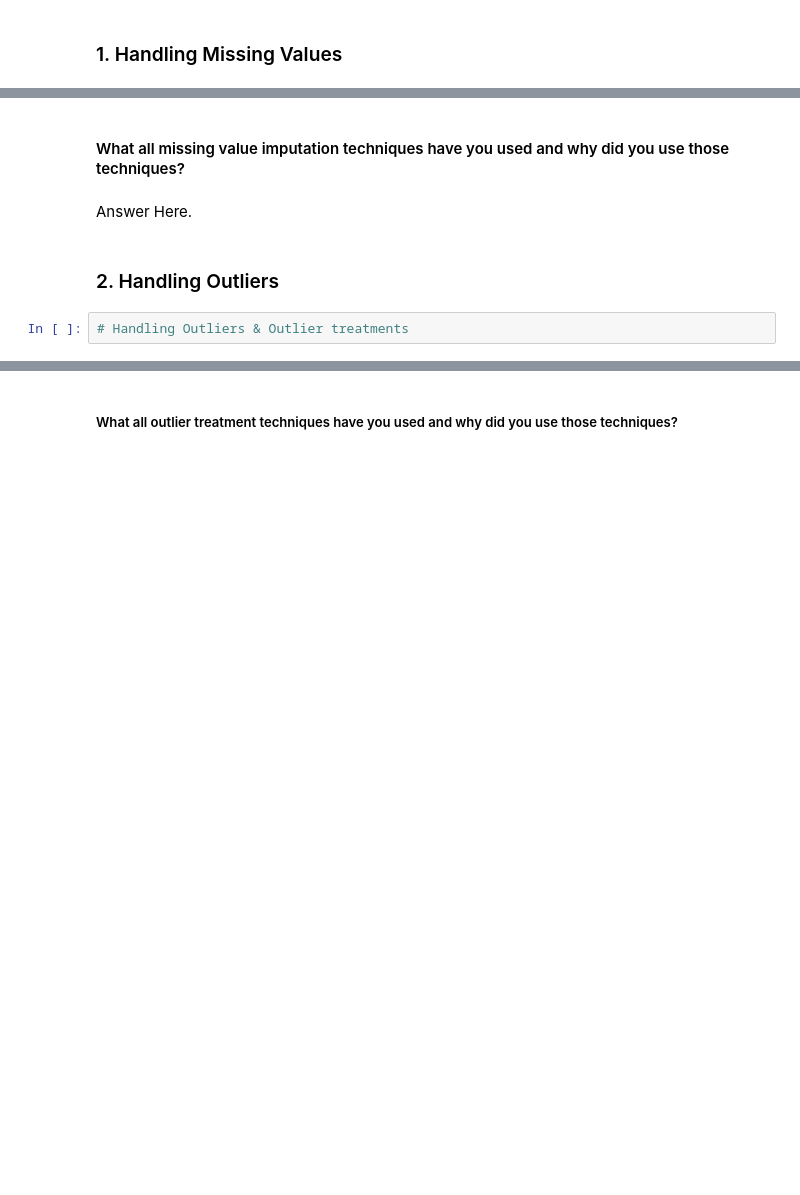
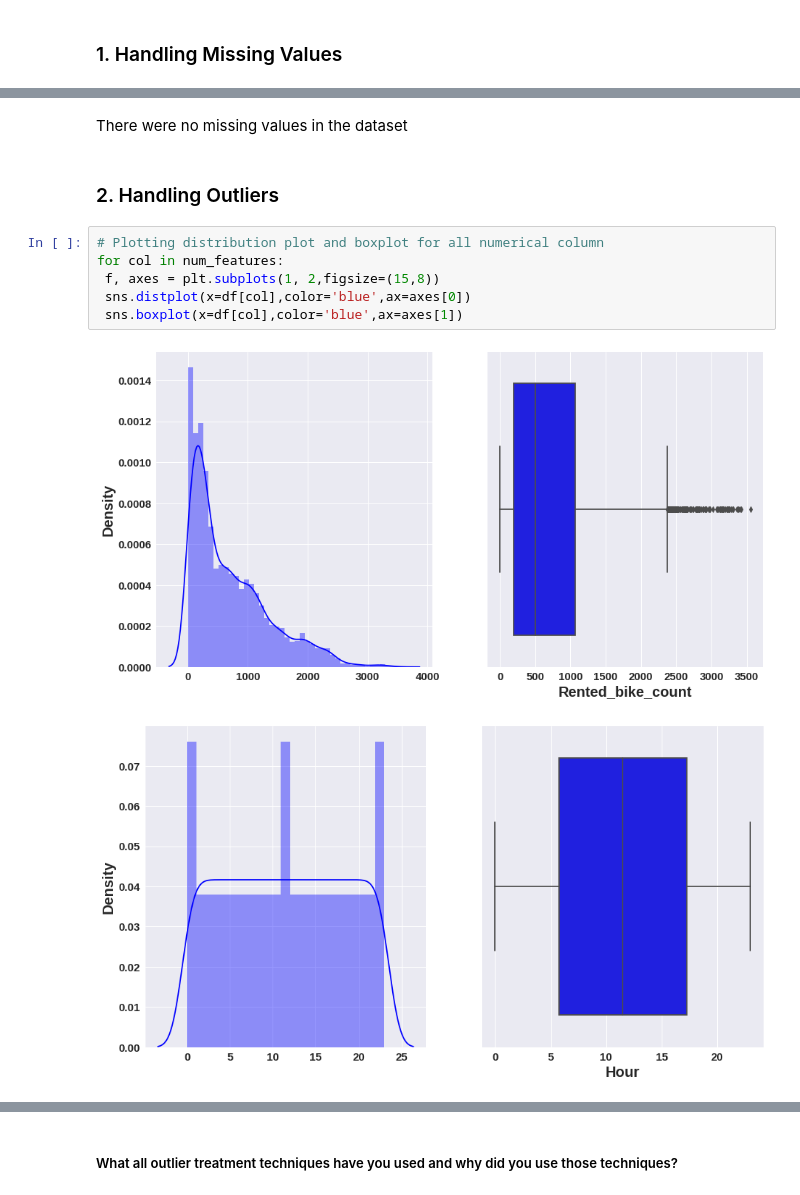
Before and after one commit to 7-sumit/Bike-Sharing-Demand-Prediction, a Jupyter notebook: Bike_Sharing_Demand_Prediction.ipynb, the cells around one changed output, grey strips where cells are left out. Saved outputs shown, nothing was run; the diff lists cells and outputs as text; blank space fills up the shorter version.

```diff
--- a/Bike_Sharing_Demand_Prediction.ipynb
+++ b/Bike_Sharing_Demand_Prediction.ipynb
@@ -728,8 +751,13 @@ Answer Here.
-# %% [markdown]
-#### What all missing value imputation techniques have you used and why did you use those techniques?
-# %% [markdown]
-Answer Here.
+# %% [markdown]
+There were no missing values in the dataset
 # %% [markdown]
 ### 2. Handling Outliers
-# %%
-# Handling Outliers & Outlier treatments
+# %%
+# Plotting distribution plot and boxplot for all numerical column
+for col in num_features:
+ f, axes = plt.subplots(1, 2,figsize=(15,8))
+ sns.distplot(x=df[col],color='blue',ax=axes[0])
+ sns.boxplot(x=df[col],color='blue',ax=axes[1])
+# %% [output]
+[figure, added]
+[figure, added]
```
Also changed, not shown: parts of 35 cells of this notebook.
